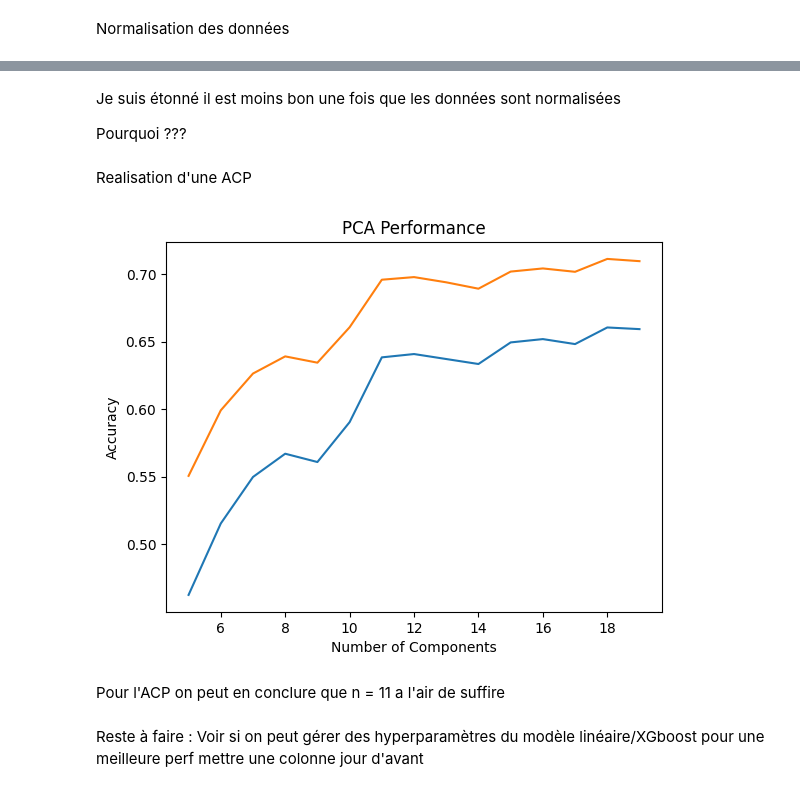
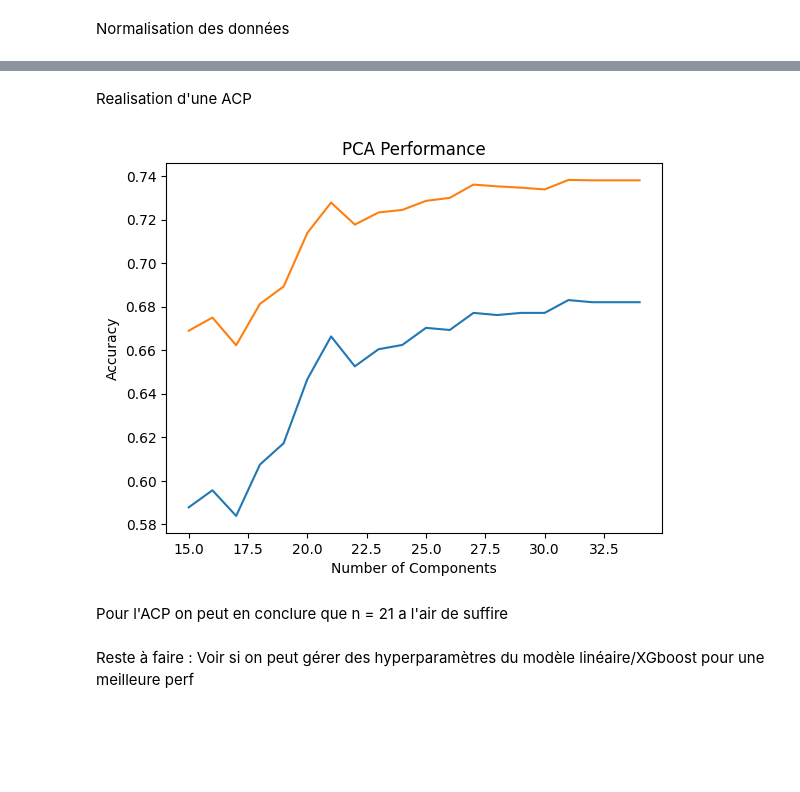
Before and after one commit to Alexso1010/Wine-Cloud, a Jupyter notebook: meteo.ipynb, the cells around one changed output, grey strips where cells are left out. Saved outputs shown, nothing was run; the diff lists cells and outputs as text; code cells hidden in the pictures; blank space fills up the shorter version.

```diff
--- a/meteo.ipynb
+++ b/meteo.ipynb
@@ -80,6 +133,9 @@ Name: proportion, dtype: float64
 # %% [markdown]
 Premier modèle  : XG boost sans paramètres
 # %%
+X = X_2
+Y = Y_2
+
 # 70% apprentissage, 30% temporaire
 X_app, X_temp, Y_app, Y_temp = train_test_split(
     X, Y,
@@ -99,19 +155,3 @@ le = LabelEncoder()
 Y_app_encoded = le.fit_transform(Y_app)
 Y_val_encoded = le.transform(Y_val)
 Y_test_encoded = le.transform(Y_test)
-
-# Poids pour chaque classe car les classes sont déséquilibrées
-weights = compute_sample_weight(
-    class_weight="balanced",
-    y=Y_app_encoded)
-
-mod  =xgb.XGBClassifier()
-mod.fit(X_app, Y_app_encoded, sample_weight=weights)
-
-Y_pred = mod.predict(X_test)
-
-# Resultats du modèle sur le jeu de test
-print(classification_report(
-        Y_test_encoded,
-        Y_pred,
-        target_names=le.classes_))
@@ -262,10 +320,10 @@ X_app['high_visibility'] = np.where(X_app[' Max VisibilityKm'] >= 15, 1, 0)
 X_val['high_visibility'] = np.where(X_val[' Max VisibilityKm'] >= 15, 1, 0)
 X_test['high_visibility'] = np.where(X_test[' Max VisibilityKm'] >= 15, 1, 0)
 
-# est ce qu'il a plu ?
-X_app['is_raining'] = np.where(X_app['Precipitationmm'] > 0, 1, 0)
-X_val['is_raining'] = np.where(X_val['Precipitationmm'] > 0, 1, 0)
-X_test['is_raining'] = np.where(X_test['Precipitationmm'] > 0, 1, 0)
+# Est ce qu'il a plu (seuil à 0.5 car parfois il fait sun quand il pleut un tout petit peu ?
+X_app['is_raining'] = np.where(X_app['Precipitationmm'] > 0.5, 1, 0)
+X_val['is_raining'] = np.where(X_val['Precipitationmm'] > 0.5, 1, 0)
+X_test['is_raining'] = np.where(X_test['Precipitationmm'] > 0.5, 1, 0)
 
 mod.fit(X_app, Y_app_encoded)
 
@@ -328,42 +386,37 @@ Rain-Thunderstorm       0.21      0.47      0.29        34
-# %% [markdown]
-Je suis étonné il est moins bon une fois que les données sont normalisées
-
-Pourquoi ???
 # %% [markdown]
 Realisation d'une ACP
 # %%
 from sklearn.decomposition import PCA
 from sklearn import metrics
 
 n_list = []
 accuracy= []
 f1_score_list = []
 
-for n in range (5,20):
+for n in range (15,35):
     pca = PCA(n_components= n)
     X_app_pca = pca.fit_transform(X_app_scaled)
     X_val_pca = pca.transform(X_val_scaled)
 
     mod.fit(X_app_pca, Y_app_encoded)
     Y_pred = mod.predict(X_val_pca)
 
     accuracy.append(metrics.accuracy_score(Y_val_encoded, Y_pred))
     f1_score_list.append(metrics.f1_score(Y_val_encoded, Y_pred, average='weighted'))
 
     n_list.append(n)
 
 plt.plot(n_list, accuracy)
 plt.plot(n_list, f1_score_list)
 plt.xlabel('Number of Components')
 plt.ylabel('Accuracy')
 plt.title('PCA Performance')
 plt.show()
 # %% [output]
-[figure, old version]
+[figure, new version]
 # %% [markdown]
-Pour l'ACP on peut en conclure que n = 11 a l'air de suffire
+Pour l'ACP on peut en conclure que n = 21 a l'air de suffire
 # %% [markdown]
 Reste à faire :
 Voir si on peut gérer des hyperparamètres du modèle linéaire/XGboost pour une meilleure perf
-mettre une colonne jour d'avant
 # %%
```
Also changed, not shown: parts of 18 cells of this notebook.
